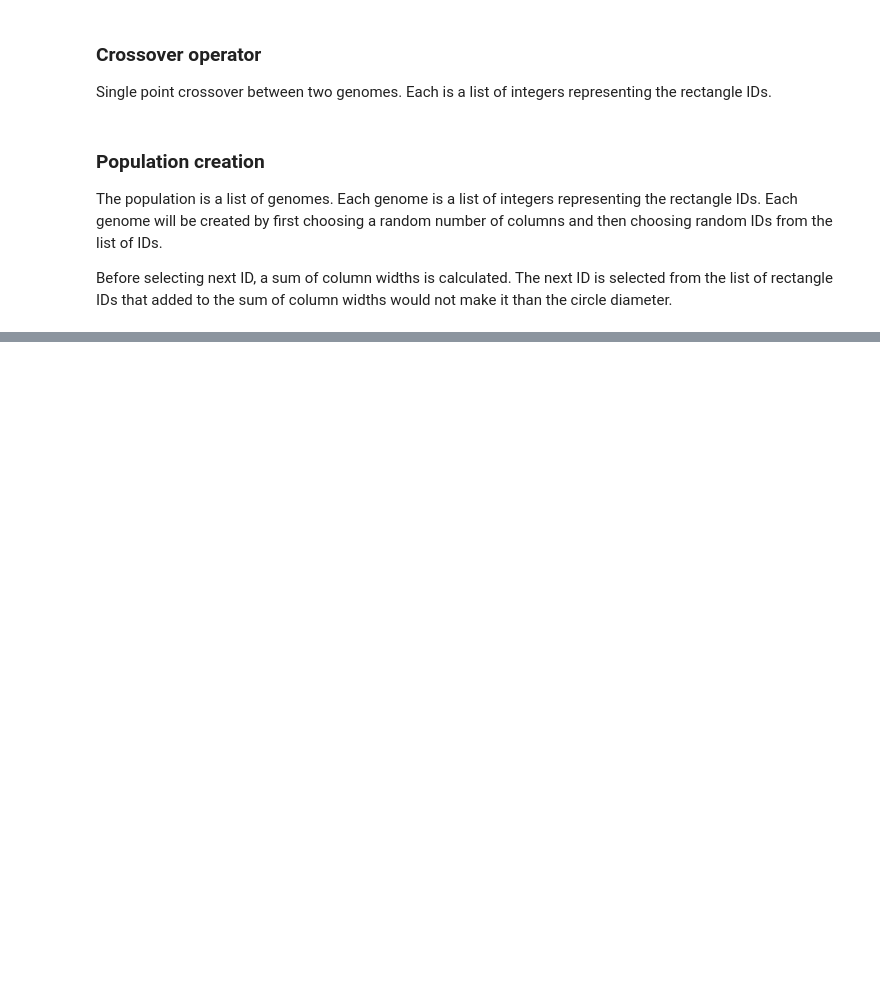
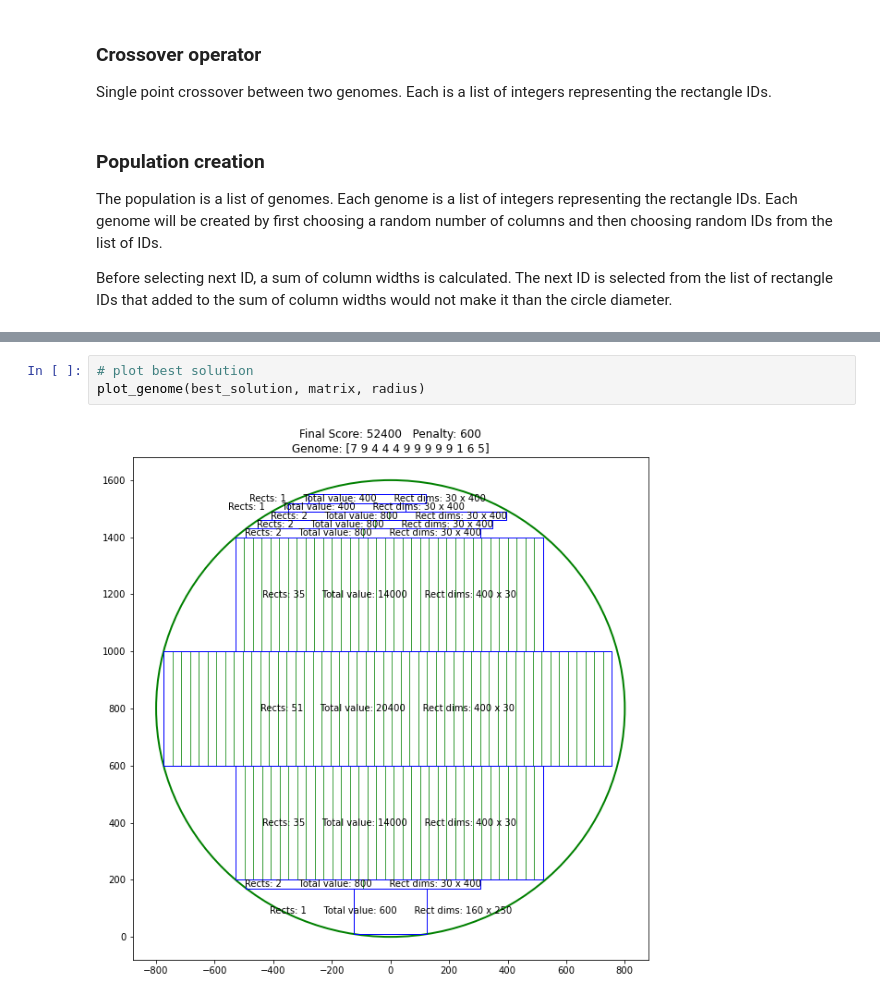
Before and after one commit to mstaczek/miowad, a Jupyter notebook: AE/lab2.ipynb, the cells around one changed output, grey strips where cells are left out. Cells and saved outputs as stored; diff of their text form; blank space fills up the shorter version.

```diff
--- a/AE/lab2.ipynb
+++ b/AE/lab2.ipynb
@@ -71,0 +456,5 @@ Before selecting next ID, a sum of column widths is calculated. The next ID is s
+# %%
+# plot best solution
+plot_genome(best_solution, matrix, radius)
+# %% [output]
+[figure, added]
```
Also changed, not shown: parts of 41 cells of this notebook.
